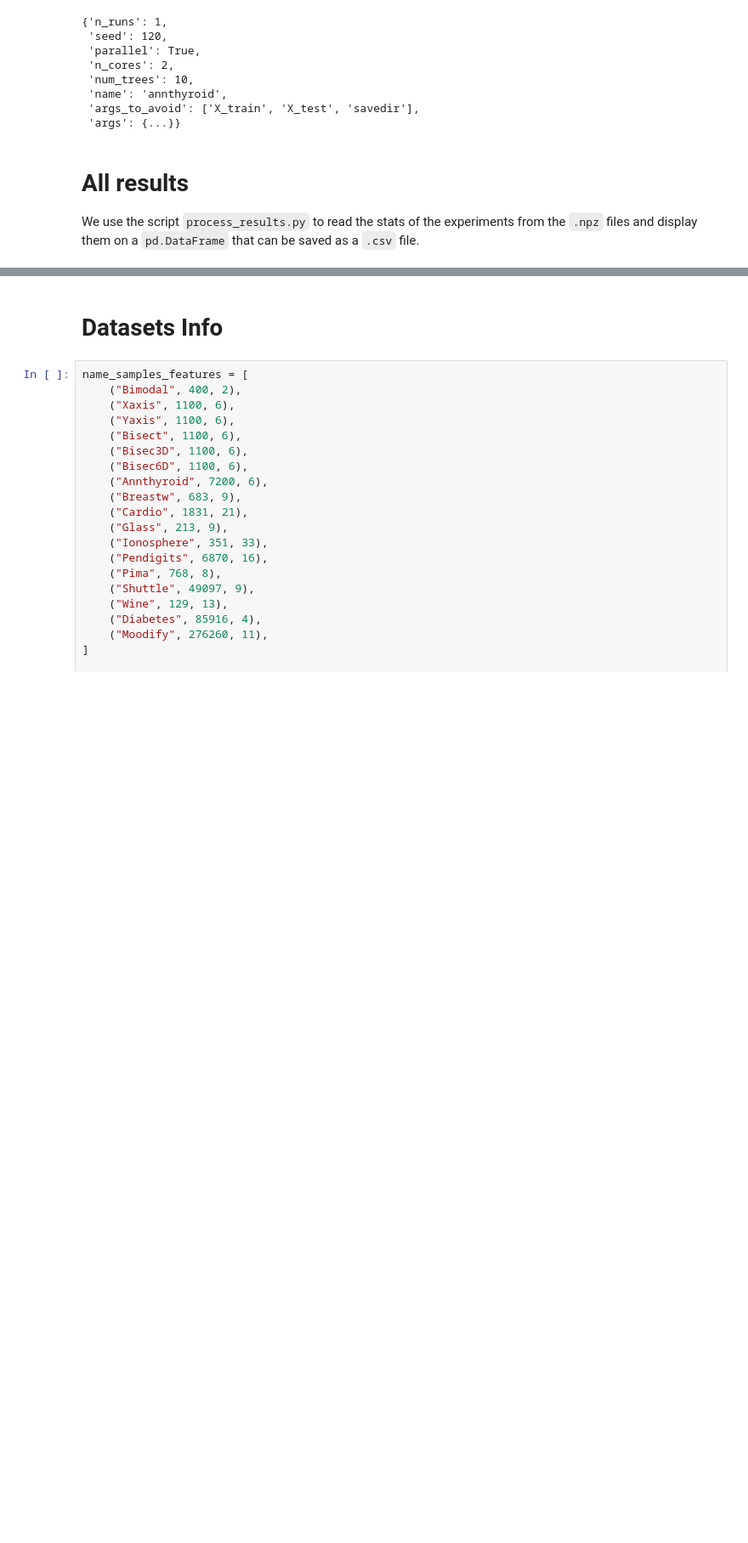
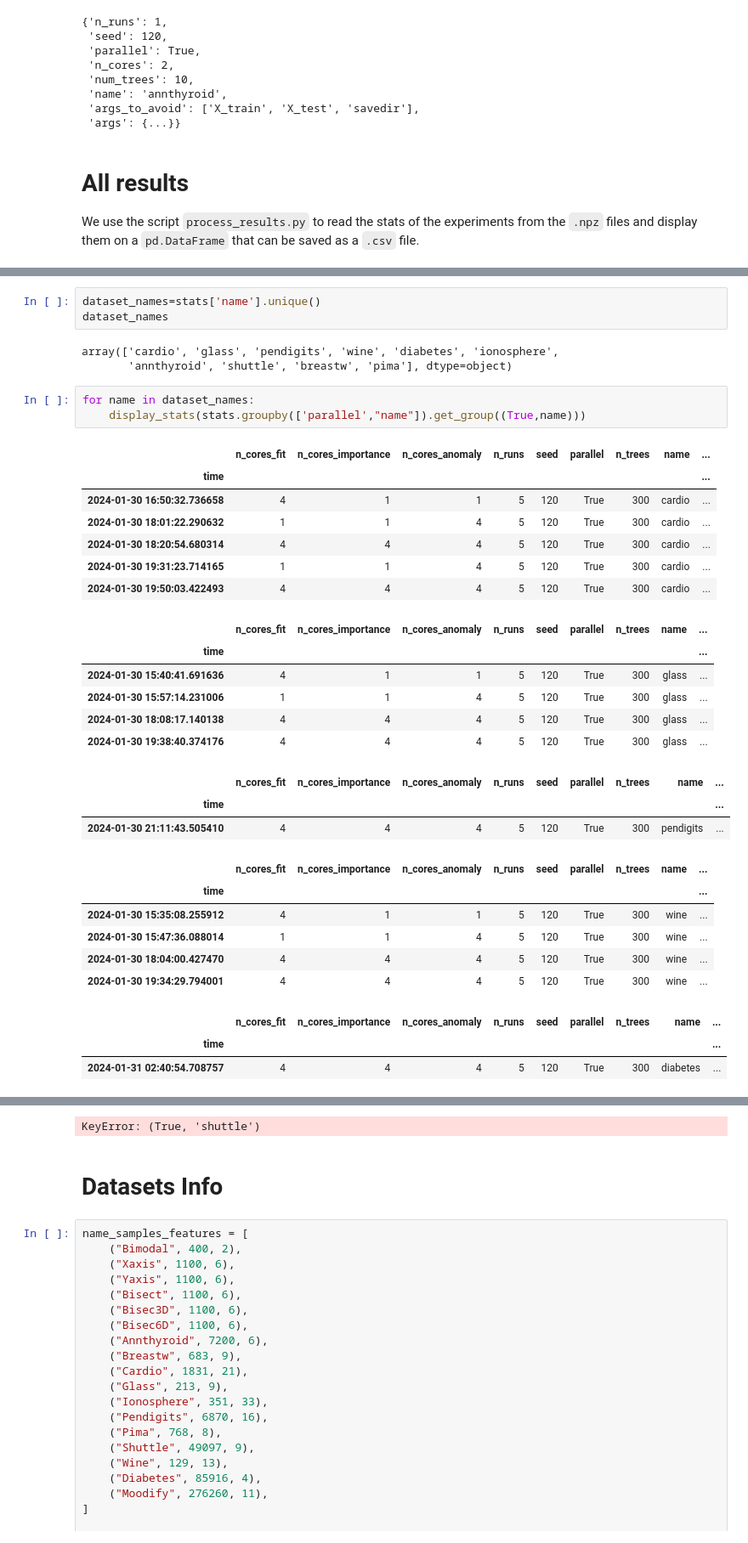
Before and after one commit to francesco-borsatti-unipd/ExIFFI, a Jupyter notebook: notebooks/Test_Parallel.ipynb, the cells around one changed output, grey strips where cells are left out. Shown at 85% size. Cells and saved outputs as stored; diff of their text form; blank space fills up the shorter version.

Commit message:
Display some DataFrames with load_stats for experiment review

```diff
--- a/notebooks/Test_Parallel.ipynb
+++ b/notebooks/Test_Parallel.ipynb
@@ -419,3 +419,38 @@ display_stats(stats.groupby("parallel").get_group(False))
 | 2024-01-30 19:15:42.117511 | 1 | 1 | 1 | 5 | 120 | False | 100 | pendigits | ... |
 | 2024-01-31 02:09:27.569927 | 1 | 1 | 1 | 5 | 120 | False | 100 | diabetes | ... |
 | 2024-01-31 06:06:48.699817 | 1 | 1 | 1 | 5 | 120 | False | 100 | shuttle | ... |
+# %%
+dataset_names=stats['name'].unique()
+dataset_names
+# %% [output]
+array(['cardio', 'glass', 'pendigits', 'wine', 'diabetes', 'ionosphere',
+       'annthyroid', 'shuttle', 'breastw', 'pima'], dtype=object)
+# %%
+for name in dataset_names:
+    display_stats(stats.groupby(['parallel',"name"]).get_group((True,name)))
+# %% [output]
+|  | n_cores_fit | n_cores_importance | n_cores_anomaly | n_runs | seed | parallel | n_trees | name | ... |
+| time |  |  |  |  |  |  |  |  | ... |
+| 2024-01-30 16:50:32.736658 | 4 | 1 | 1 | 5 | 120 | True | 300 | cardio | ... |
+| 2024-01-30 18:01:22.290632 | 1 | 1 | 4 | 5 | 120 | True | 300 | cardio | ... |
+| 2024-01-30 18:20:54.680314 | 4 | 4 | 4 | 5 | 120 | True | 300 | cardio | ... |
+| 2024-01-30 19:31:23.714165 | 1 | 1 | 4 | 5 | 120 | True | 300 | cardio | ... |
+| 2024-01-30 19:50:03.422493 | 4 | 4 | 4 | 5 | 120 | True | 300 | cardio | ... |
+|  | n_cores_fit | n_cores_importance | n_cores_anomaly | n_runs | seed | parallel | n_trees | name | ... |
+| time |  |  |  |  |  |  |  |  | ... |
+| 2024-01-30 15:40:41.691636 | 4 | 1 | 1 | 5 | 120 | True | 300 | glass | ... |
+| 2024-01-30 15:57:14.231006 | 1 | 1 | 4 | 5 | 120 | True | 300 | glass | ... |
+| 2024-01-30 18:08:17.140138 | 4 | 4 | 4 | 5 | 120 | True | 300 | glass | ... |
+| 2024-01-30 19:38:40.374176 | 4 | 4 | 4 | 5 | 120 | True | 300 | glass | ... |
+|  | n_cores_fit | n_cores_importance | n_cores_anomaly | n_runs | seed | parallel | n_trees | name | ... |
+| time |  |  |  |  |  |  |  |  | ... |
+| 2024-01-30 21:11:43.505410 | 4 | 4 | 4 | 5 | 120 | True | 300 | pendigits | ... |
+|  | n_cores_fit | n_cores_importance | n_cores_anomaly | n_runs | seed | parallel | n_trees | name | ... |
+| time |  |  |  |  |  |  |  |  | ... |
+| 2024-01-30 15:35:08.255912 | 4 | 1 | 1 | 5 | 120 | True | 300 | wine | ... |
+| 2024-01-30 15:47:36.088014 | 1 | 1 | 4 | 5 | 120 | True | 300 | wine | ... |
+| 2024-01-30 18:04:00.427470 | 4 | 4 | 4 | 5 | 120 | True | 300 | wine | ... |
+| 2024-01-30 19:34:29.794001 | 4 | 4 | 4 | 5 | 120 | True | 300 | wine | ... |
+|  | n_cores_fit | n_cores_importance | n_cores_anomaly | n_runs | seed | parallel | n_trees | name | ... |
+| time |  |  |  |  |  |  |  |  | ... |
+| 2024-01-31 02:40:54.708757 | 4 | 4 | 4 | 5 | 120 | True | 300 | diabetes | ... |
@@ -422,3 +463,4 @@ display_stats(stats.groupby("parallel").get_group(False))
+KeyError: (True, 'shuttle')
 # %% [markdown]
 # Datasets Info
 # %%
```
Also changed, not shown: parts of 1 cell of this notebook.
